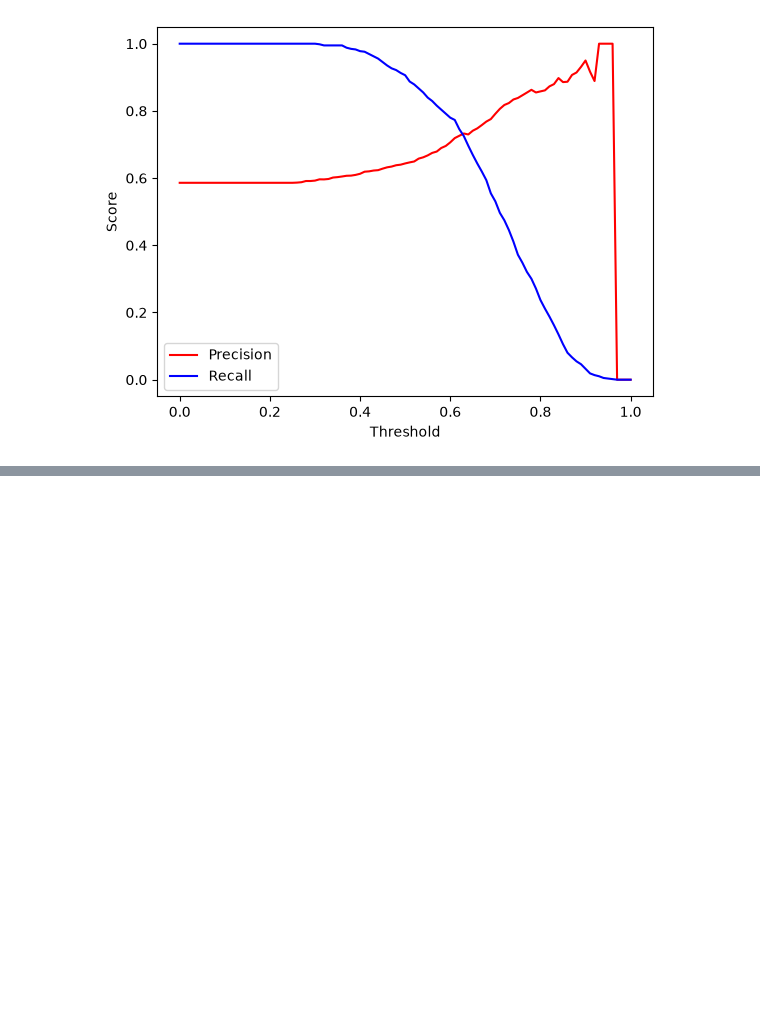
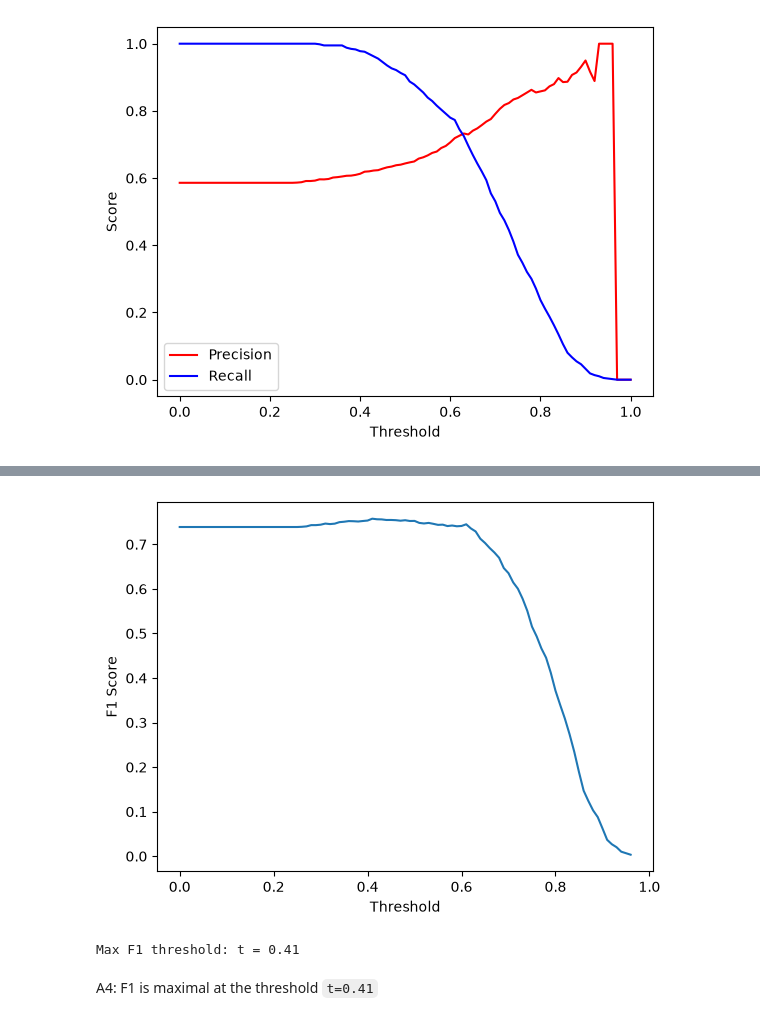
Before and after one commit to mateosironi/ML-Zoomcamp, a Jupyter notebook: MODULE_04/homework04/homework04.ipynb, the cells around one changed output, grey strips where cells are left out. Saved outputs shown, nothing was run; the diff lists cells and outputs as text; code cells hidden in the pictures; blank space fills up the shorter version.

```diff
--- a/MODULE_04/homework04/homework04.ipynb
+++ b/MODULE_04/homework04/homework04.ipynb
@@ -209,5 +209,8 @@ plt.show()
 [figure]
 # %%
 dif = np.abs(df_scores['P'] - df_scores['R'])
-intersect_threshold = df_scores['threshold'][dif.idxmin() & dif > 0]
+df_scores['dif'] = dif
+
+intersect_threshold = df_scores[df_scores['dif'] > 0].sort_values(by='dif').iloc[0]['threshold']
+print(f'Intersection threshold: t = {intersect_threshold:.2f}')
 # %% [output]
@@ -214,0 +239,17 @@ TypeError: Cannot perform 'rand_' with a dtyped [float64] array and scalar of ty
+# %%
+F1 = 2 * (df_scores['P'] * df_scores['R']) / (df_scores['P'] + df_scores['R'])
+df_scores['F1'] = F1
+
+plt.plot(df_scores['threshold'], df_scores['F1'])
+plt.xlabel('Threshold')
+plt.ylabel('F1 Score')
+plt.show()
+# %% [output]
+[figure, added]
+# %%
+max_threshold = df_scores[df_scores['F1'] == df_scores['F1'].max()]['threshold'].values[0]
+print(f'Max F1 threshold: t = {max_threshold:.2f}')
+# %% [output]
+Max F1 threshold: t = 0.41
+# %% [markdown]
+A4: F1 is maximal at the threshold `t=0.41`
```
Also changed, not shown: parts of 4 cells of this notebook.
